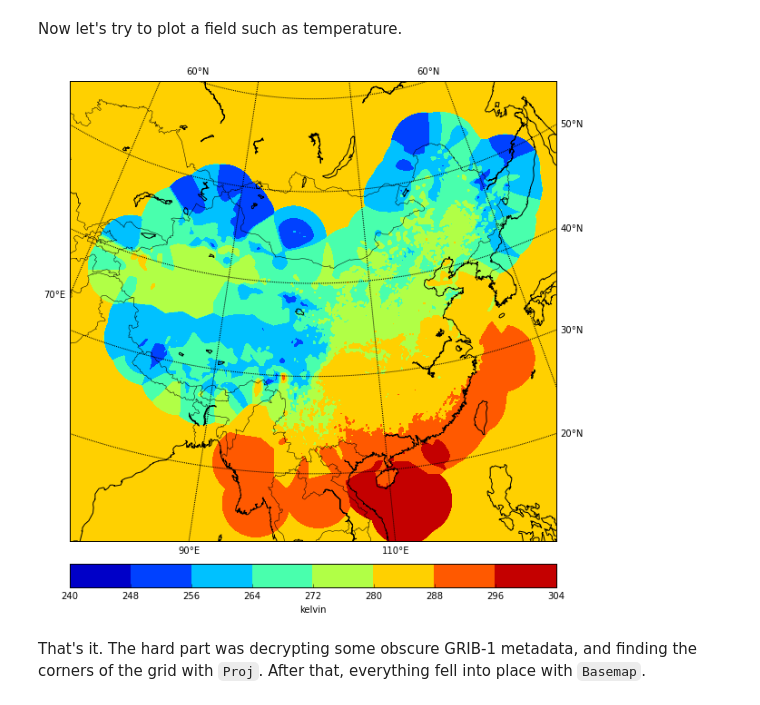
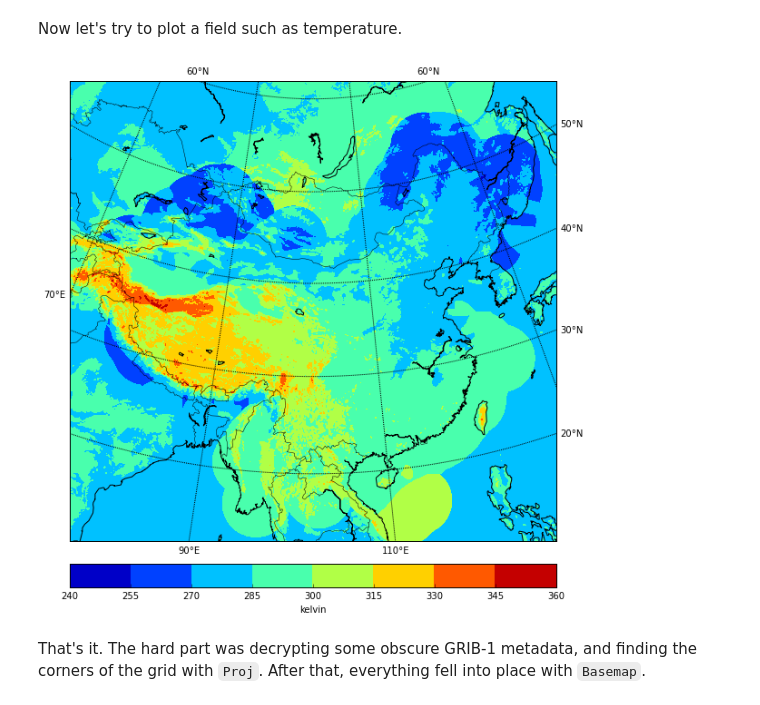
Before and after one commit to julienchastang/netcdf-explore, a Jupyter notebook: nc-explore.ipynb, the cells around one changed output. Cells and saved outputs as stored; diff of their text form; code cells hidden in the pictures.

Commit message:
Plotting potential temperature instead

```diff
--- a/nc-explore.ipynb
+++ b/nc-explore.ipynb
@@ -35,7 +35,7 @@ A simple Google search of that description takes us to
 [A GUIDE TO THE CODE FORM FM 92-IX Ext. GRIB Edition 1 from 1994](http://www.wmo.int/pages/prog/www/WMOCodes/Guides/GRIB/GRIB1-Contents.html "GRIB") document. Therein one can find an explanation of the variables needed to understand the map projection. Let's review these variables. We will need to import netcdf4-python first and open the file with that API.
 # %%
 import netCDF4
-f = netCDF4.Dataset('data.nc')
+f = netCDF4.Dataset('http://geoport.whoi.edu/thredds/dodsC/usgs/data2/notebook/data/LAPS_data.nc')
 
 grid_type_code = f.variables['grid_type_code'][0]
 print 'grid type code is ' + str(grid_type_code)
@@ -198,30 +198,30 @@ plt.show()
 Now let's try to plot a field such as temperature.
 # %%
 # Get the temperature from the netCDF file
-t = f.variables['t']
+t = f.variables['th']
 
 fig = plt.figure(figsize=(10,10))
 bm = Basemap(llcrnrlon=llcrnrlon,llcrnrlat=llcrnrlat,urcrnrlon=urcrnrlon,
              urcrnrlat=urcrnrlat,
              projection='lcc',lat_1=latin1,lat_2=latin2,lon_0=lov,
              resolution ='l')
 
 lons, lats = bm.makegrid(nx, ny) # get lat/lons of ny by nx evenly space grid.
 x, y = bm(lons, lats) # compute map proj coordinates.
 cs = bm.contourf(x,y,t[0][0], zorder=1)
 
 bm.drawcoastlines()
 bm.drawcountries()
 bm.drawmapboundary(fill_color='#99ffff')
 bm.fillcontinents(color='#cc9966',lake_color='#99ffff', zorder=0)
 parallels = np.arange(0.,81,10.)
 bm.drawparallels(parallels,labels=[False,True,True,False])
 meridians = np.arange(10.,351.,20.)
 bm.drawmeridians(meridians,labels=[True,False,False,True])
 cbar = bm.colorbar(cs,location='bottom',pad="5%")
 cbar.set_label('kelvin')
 plt.show()
 # %% [output]
-[figure, old version]
+[figure, new version]
 # %% [markdown]
 That's it. The hard part was decrypting some obscure GRIB-1 metadata, and finding the  corners of the grid with `Proj`. After that, everything fell into place with `Basemap`.
```
Also changed, not shown: parts of 3 cells of this notebook.
